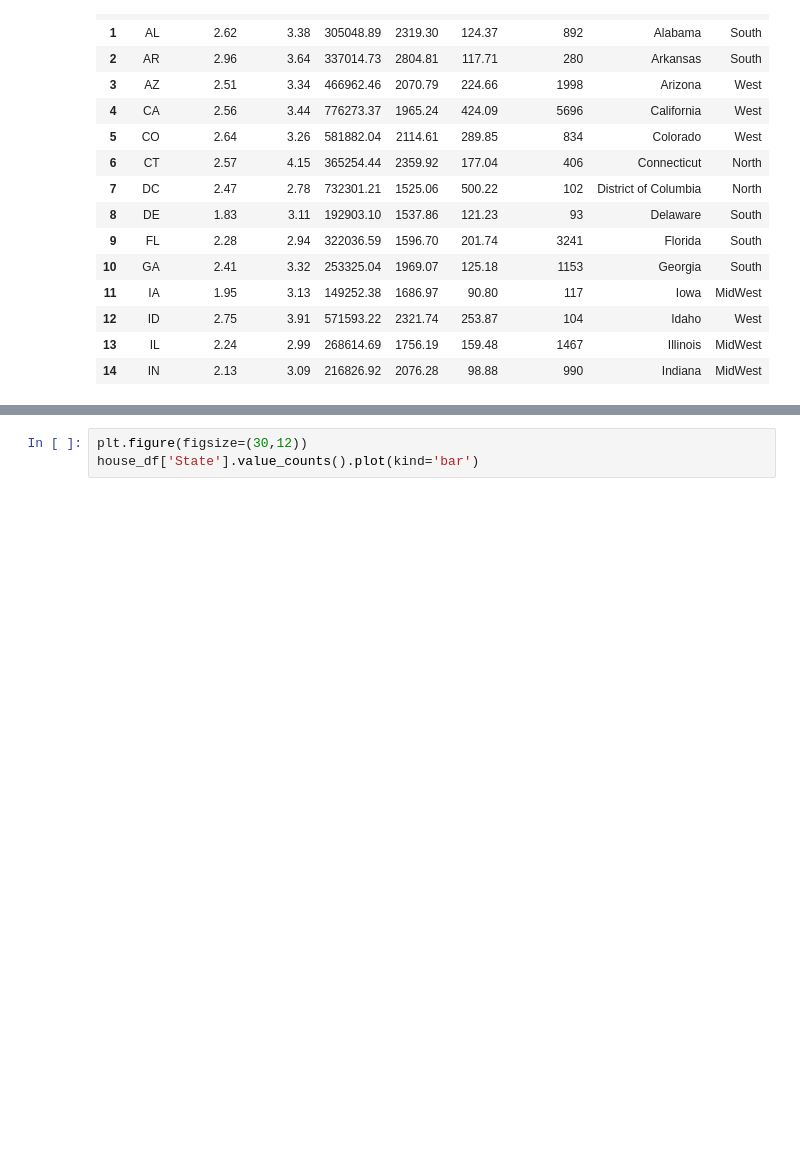
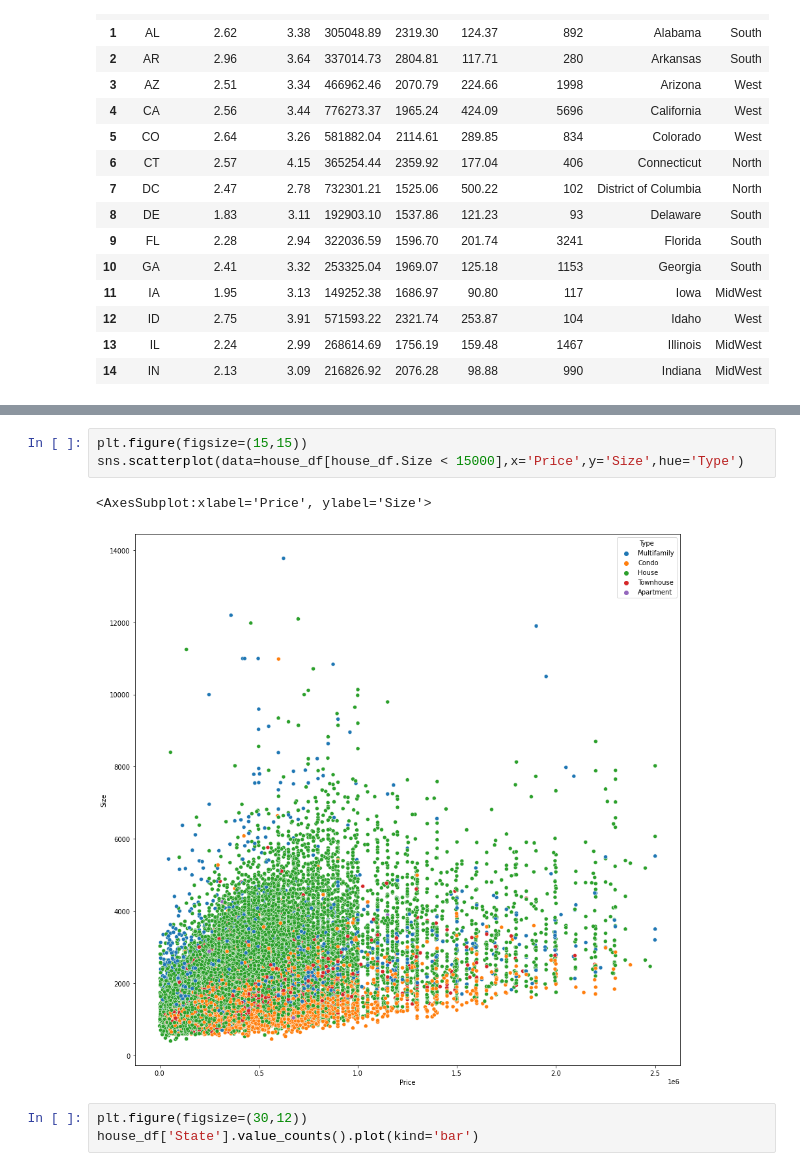
Before and after one commit to StockJanitor/CIS41_Project, a Jupyter notebook: CIS41_Project.ipynb, the cells around one changed output, grey strips where cells are left out. Cells and saved outputs as stored; diff of their text form; blank space fills up the shorter version.

```diff
--- a/CIS41_Project.ipynb
+++ b/CIS41_Project.ipynb
@@ -781,3 +756,9 @@ state_df.sort_values(by='perSqFt',ascending=False)
+# %%
+plt.figure(figsize=(15,15))
+sns.scatterplot(data=house_df[house_df.Size < 15000],x='Price',y='Size',hue='Type')
+# %% [output]
+<AxesSubplot:xlabel='Price', ylabel='Size'>
+[figure, added]
 # %%
 plt.figure(figsize=(30,12))
 house_df['State'].value_counts().plot(kind='bar')
```
Also changed, not shown: parts of 18 cells of this notebook.
